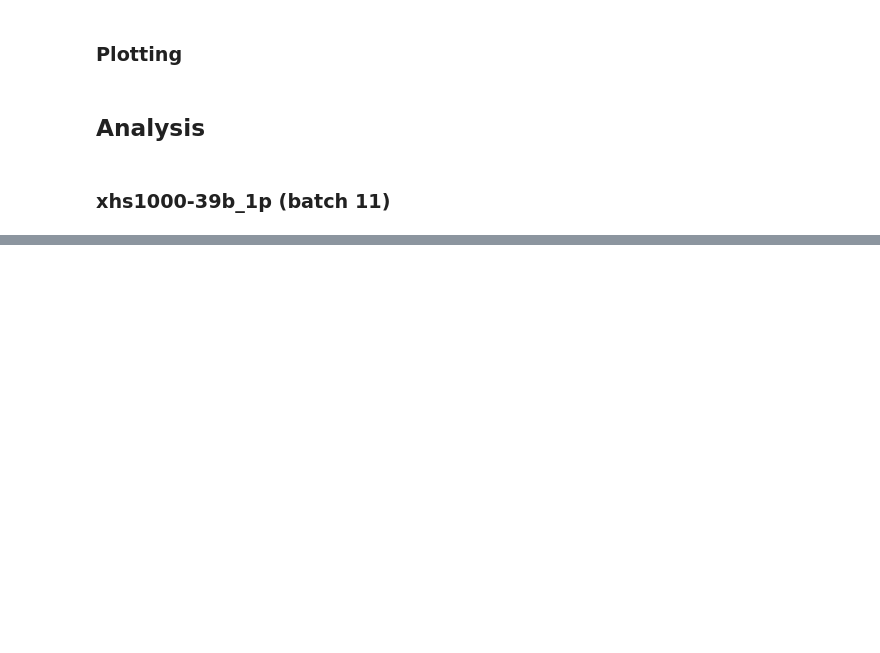
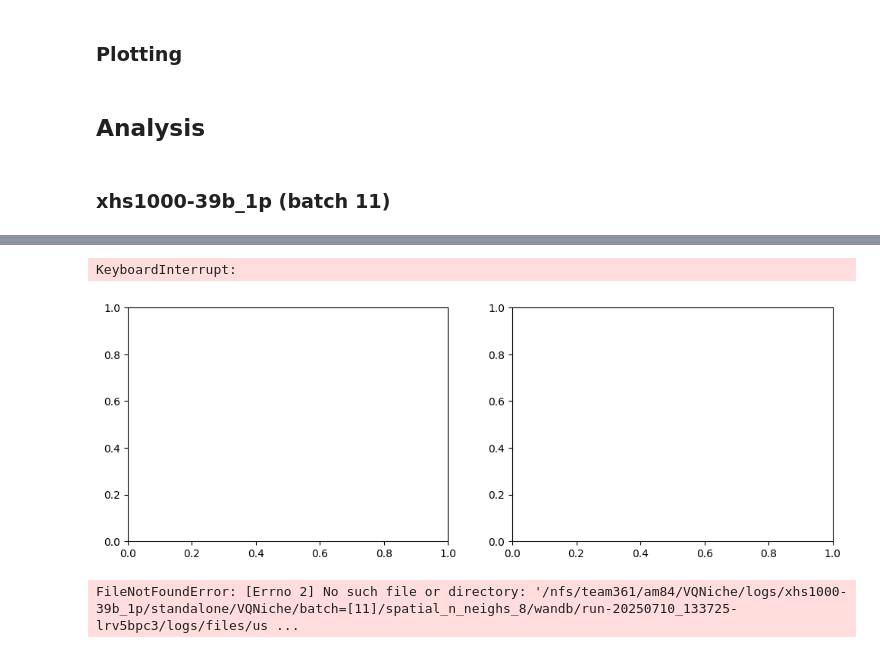
Before and after one commit to Lotfollahi-lab/squint-reproducibility, a Jupyter notebook: analysis/notebooks/wandb_run_dashboard.ipynb, the cells around one changed output, grey strips where cells are left out. Saved outputs shown, nothing was run; the diff lists cells and outputs as text; code cells hidden in the pictures; blank space fills up the shorter version.

```diff
--- a/analysis/notebooks/wandb_run_dashboard.ipynb
+++ b/analysis/notebooks/wandb_run_dashboard.ipynb
@@ -414,0 +662,38 @@ plot_umap(
+# %%
+G = nx.from_numpy_array(
+                edge_index_to_adjacency_tensor(
+                    inference_data['edge_index']
+                ).cpu().numpy()
+            )
+# %%
+G_hat = nx.from_numpy_array(
+                construct_binary_adjacency_matrix(
+                    h_index_nodes=inference_data['H_adj'].detach(),
+                    nonlinearity='relu_clamp',
+                    k=8
+                ).cpu().numpy()
+            )
+# %%
+plot_graph_spatial_layout(
+        G=G,
+        G_hat=G_hat,
+        label_list=list(adata.obs['cell_types']),
+        label_key='cell_types',
+        layout_algorithm='spatial',
+    )
+# %% [output]
+KeyboardInterrupt:
+[figure, added]
+# %%
+# set dataset name and batch id
+dataset_name = 'xhs1000-39b_1p'
+batch_id = 11
+
+# set wandb run id
+wandb_run_dir = Path('/nfs/team361/am84/VQNiche/logs/xhs1000-39b_1p/standalone/VQNiche/batch=[11]/spatial_n_neighs_8/wandb/run-20250710_132152-mf5mc7aq')
+wandb_run_dir = Path('/nfs/team361/am84/VQNiche/logs/xhs1000-39b_1p/standalone/VQNiche/batch=[11]/spatial_n_neighs_8/wandb/run-20250710_133725-lrv5bpc3/logs')
+config = collect_test_configs(
+    wandb_run_dir=wandb_run_dir,
+)
+# %% [output]
+FileNotFoundError: [Errno 2] No such file or directory: '/nfs/team361/am84/VQNiche/logs/xhs1000-39b_1p/standalone/VQNiche/batch=[11]/spatial_n_neighs_8/wandb/run-20250710_133725-lrv5bpc3/logs/files/us ...
```
Also changed, not shown: parts of 28 cells of this notebook.
